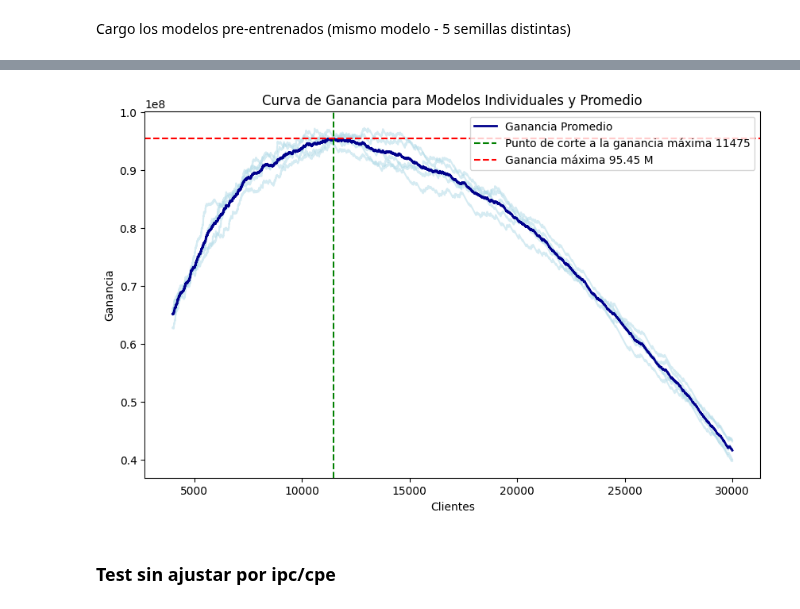
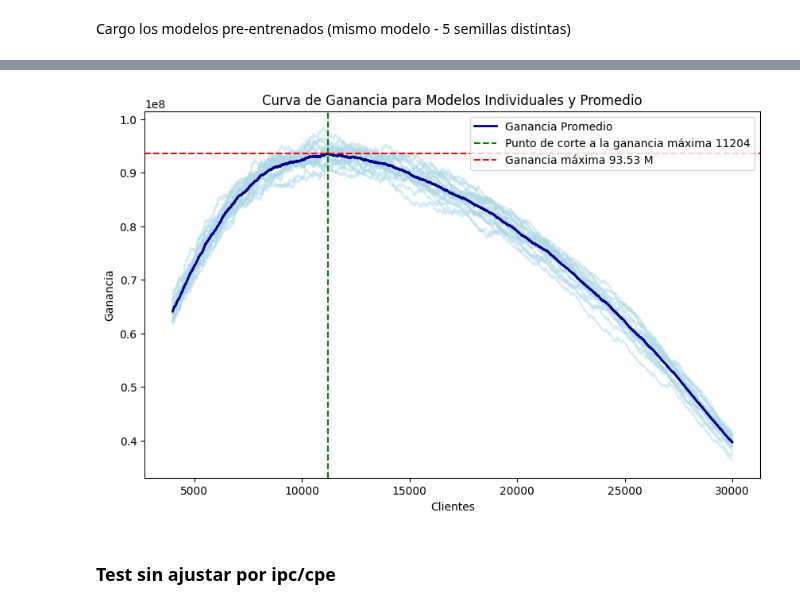
Before and after one commit to eanegrin/dmeyf2024, a Jupyter notebook: experimento_inflacion/j8_test.ipynb, the cells around one changed output, grey strips where cells are left out. Cells and saved outputs as stored; diff of their text form; code cells hidden in the pictures.

```diff
--- a/experimento_inflacion/j8_test.ipynb
+++ b/experimento_inflacion/j8_test.ipynb
@@ -265,43 +314,43 @@ piso_envios = 4000
 techo_envios = 30000
 
 plt.figure(figsize=(10, 6))
-for ganancia_cum in ganancia_acumulada:
+for ganancia_cum in ganancia_acumulada_ipc:
     plt.plot(
         range(piso_envios, len(ganancia_cum[piso_envios:techo_envios]) + piso_envios),
         ganancia_cum[piso_envios:techo_envios],
         color='lightblue',
         alpha=0.5
     )
 
 plt.plot(
-    range(piso_envios, len(ganancia_acumulada_promedio[piso_envios:techo_envios]) + piso_envios),
-    ganancia_acumulada_promedio[piso_envios:techo_envios],
+    range(piso_envios, len(ganancia_acumulada_promedio_ipc[piso_envios:techo_envios]) + piso_envios),
+    ganancia_acumulada_promedio_ipc[piso_envios:techo_envios],
     color='darkblue',
     linewidth=2,
     label='Ganancia Promedio'
 )
 
 plt.axvline(
-    x=numero_envios_promedio,
+    x=numero_envios_promedio_ipc,
     color='g',
     linestyle='--',
-    label=f'Punto de corte a la ganancia máxima {numero_envios_promedio}'
+    label=f'Punto de corte a la ganancia máxima {numero_envios_promedio_ipc}'
 )
 
 plt.axhline(
-    y=ganancia_maxima_promedio,
+    y=ganancia_maxima_promedio_ipc,
     color='r',
     linestyle='--',
-    label=f'Ganancia máxima {ganancia_maxima_promedio/1000000:.2f} M'
+    label=f'Ganancia máxima {ganancia_maxima_promedio_ipc/1000000:.2f} M'
 )
 
 plt.title('Curva de Ganancia para Modelos Individuales y Promedio')
 plt.xlabel('Clientes')
 plt.ylabel('Ganancia')
 plt.legend()
 plt.show()
 # %% [output]
-[figure, old version]
+[figure, new version]
 # %% [markdown]
 ### Test sin ajustar por ipc/cpe
 # %%
```
Also changed, not shown: parts of 15 cells of this notebook, 1 other file.
